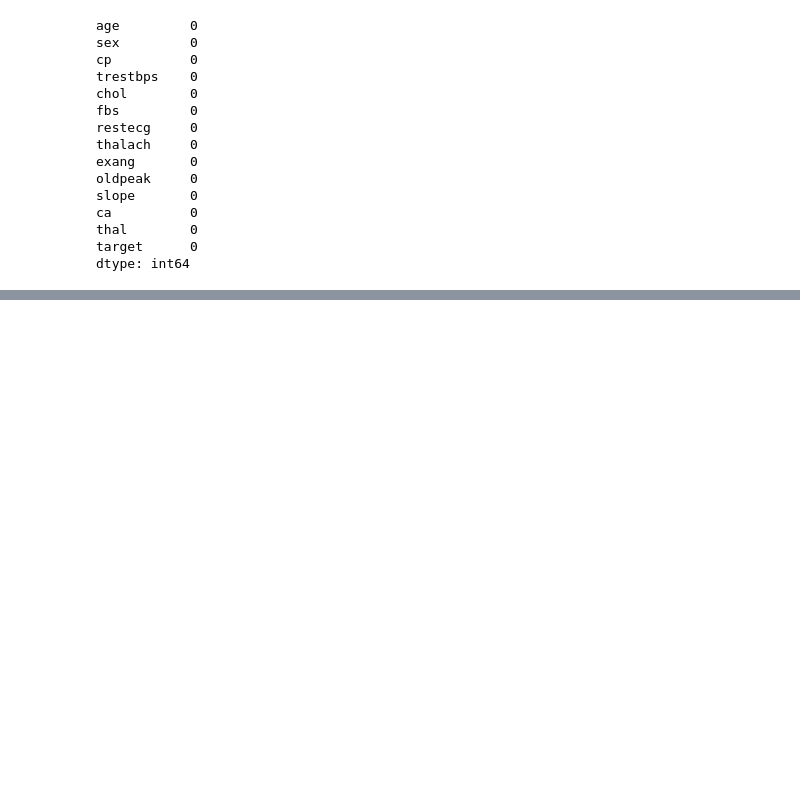
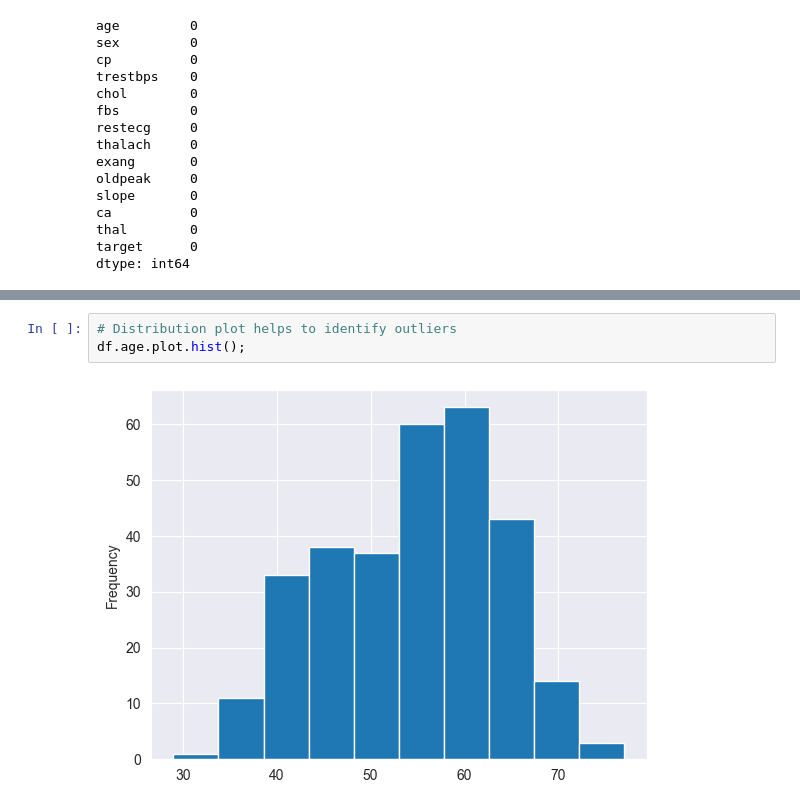
Before and after one commit to Mateus-Henr/Machine-Learning-And-Data-Science-Course, a Jupyter notebook: Section 11 - Supervised Learning - Classification/End_To_End_Heart_Disease_Classification.ipynb, the cells around one changed output, grey strips where cells are left out. Cells and saved outputs as stored; diff of their text form; blank space fills up the shorter version.

```diff
--- a/Section 11 - Supervised Learning - Classification/End_To_End_Heart_Disease_Classification.ipynb
+++ b/Section 11 - Supervised Learning - Classification/End_To_End_Heart_Disease_Classification.ipynb
@@ -175,0 +232,5 @@ dtype: int64
+# %%
+# Distribution plot helps to identify outliers
+df.age.plot.hist();
+# %% [output]
+[figure, added]
```
Also changed, not shown: parts of 10 cells of this notebook.
